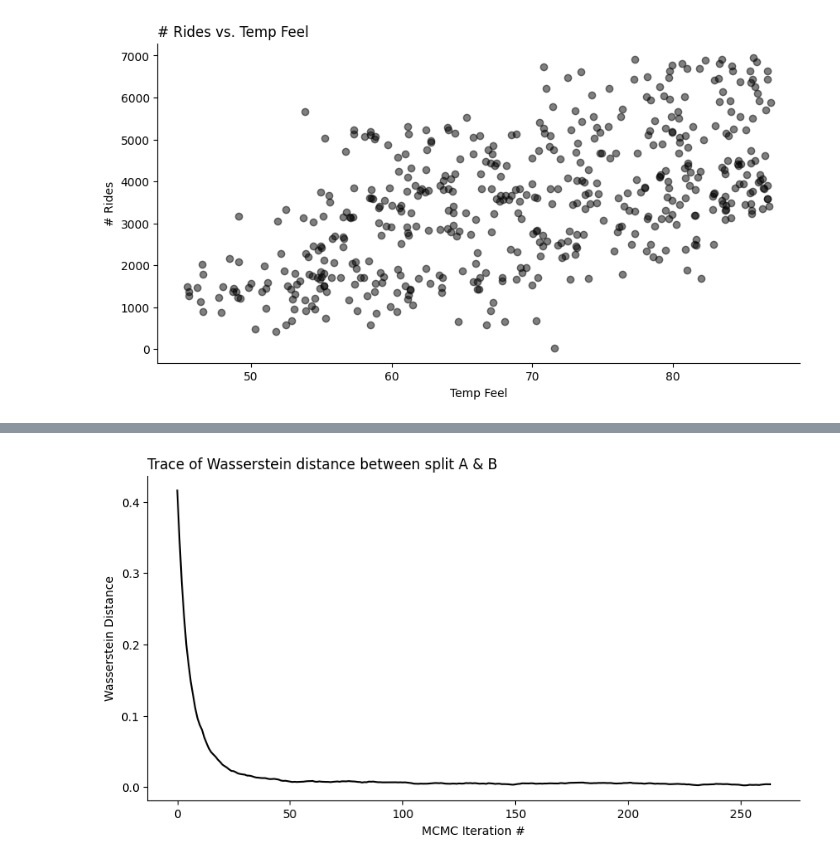
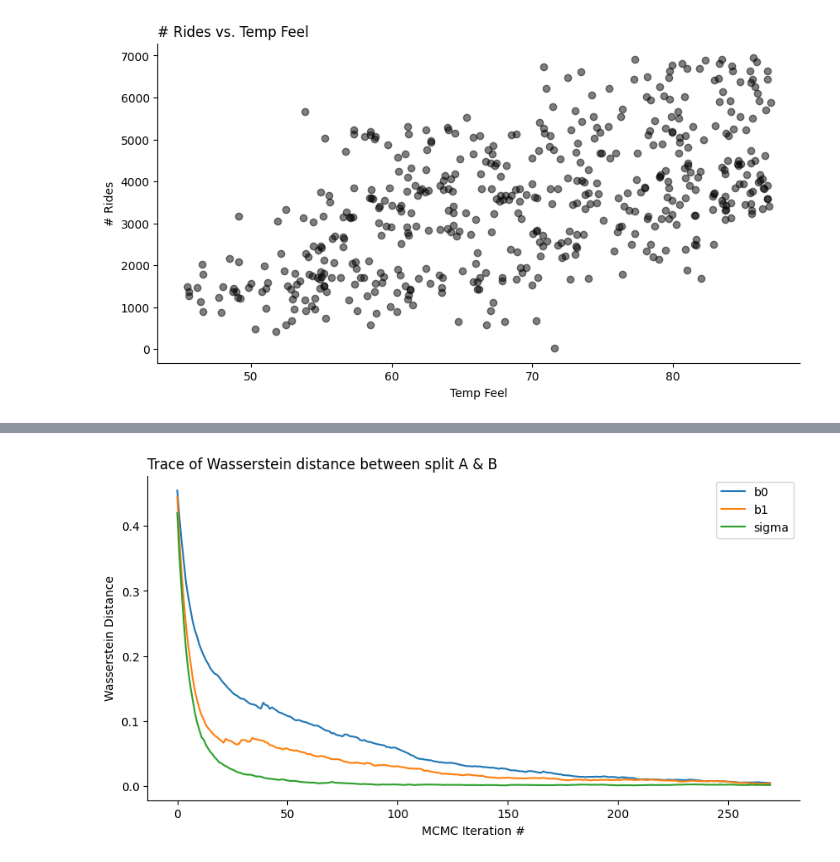
Before and after one commit to libertininick/bayesian-stats, a Jupyter notebook: notebooks/mcmc.ipynb, the cells around one changed output, grey strips where cells are left out. Saved outputs shown, nothing was run; the diff lists cells and outputs as text; code cells hidden in the pictures.

```diff
--- a/notebooks/mcmc.ipynb
+++ b/notebooks/mcmc.ipynb
@@ -203,8 +189,10 @@ ax.spines[['right', 'top']].set_visible(False);
 # %%
 _, ax = plt.subplots(figsize=(10,5))
-ax.plot(result.get_wasserstein_distance_trace("candy_rate"), color="black")
+for param in result.parameter_samples.keys():
+    ax.plot(result.wasserstein_distance_traces[param].squeeze(), label=param)
 ax.set_title("Trace of Wasserstein distance between split A & B", loc="left");
 ax.set_xlabel("MCMC Iteration #");
 ax.set_ylabel("Wasserstein Distance");
 ax.spines[['right', 'top']].set_visible(False);
+ax.legend();
 # %% [output]
@@ -285,7 +248,7 @@ ax.set_ylabel("# Rides");
 # %% [output]
 [figure]
 # %%
-def prior_fun(
+def prior_func(
     mean_b0: float, std_b0: float, b0: Tensor,
     mean_b1: float, std_b1: float, b1: Tensor,
     rate_sigma: float, sigma: Tensor,
@@ -293,43 +256,47 @@ def prior_fun(
     b0_log_prob = dist.Normal(mean_b0, std_b0).log_prob(b0)
     b1_log_prob = dist.Normal(mean_b1, std_b1).log_prob(b1)
     sigma_log_prob = dist.Exponential(rate=rate_sigma).log_prob(sigma)
-    return b0_log_prob + b1_log_prob + sigma_log_prob
+    return (b0_log_prob + b1_log_prob + sigma_log_prob).squeeze()
 
-def likelihood_fun(b0: Tensor, b1: Tensor, sigma: Tensor, temp: Tensor, rides: Tensor) -> Tensor:
+def likelihood_func(b0: Tensor, b1: Tensor, sigma: Tensor, temp: Tensor, rides: Tensor) -> Tensor:
     # Check number of parameter samples
     assert (num_samples := len(b0)) == len(b1) == len(sigma)
     # Check number of data observations
     assert (num_obs := len(temp)) == len(rides)
 
     # Model, shape=(num_samples, num_obs)
-    model = dist.Normal(b0[:, None] + b1[:, None] * temp[None, :], sigma[:, None])
+    model = dist.Normal(b0 + b1 * temp[None, :], sigma)
 
     # Likelihood for each parameter set (agregated across iid observations)
     like = model.log_prob(rides[None, :]).sum(-1)
 
     return like
 
-result = run_mcmc(
-    parameter_bounds=dict(
+parameter_samples = ParameterSamples.random_initialization(
+    bounds=dict(
         b0=(-5_000., 10_000.),
         b1=(-50., 300.),
         sigma=(1e-6, 10_000.)
     ),
-    prior_fun=partial(
-        prior_fun,
+    shapes=dict(b0=(1,), b1=(1,), sigma=(1,)),
+    num_samples=2**13,
+)
+
+result = run_mcmc(
+    parameter_samples,
+    prior_func=partial(
+        prior_func,
         mean_b0=-2_000,
         std_b0=1_000,
         mean_b1=100,
         std_b1=40,
         rate_sigma=0.0008,
     ),
-    likelihood_fun=partial(
-        likelihood_fun,
+    likelihood_func=partial(
+        likelihood_func,
         temp=torch.from_numpy(data.temp_feel.values).to(torch.float32),
         rides=torch.from_numpy(data.rides.values).to(torch.float32),
     ),
-    num_samples=2**13,
-    max_iter=1_000,
     verbose=True,
 )
 
@@ -342,0 +310,9 @@ result.get_posterior_summary()
+# %%
+_, ax = plt.subplots(figsize=(10,5))
+for param in result.parameter_samples.keys():
+    ax.plot(result.correlation_traces[param].squeeze(), label=param)
+ax.set_title("Correlation of samples with intialization", loc="left");
+ax.set_xlabel("MCMC Iteration #");
+ax.set_ylabel("Correlation");
+ax.spines[['right', 'top']].set_visible(False);
+ax.legend();
@@ -343,9 +321,11 @@ result.get_posterior_summary()
 # %%
 _, ax = plt.subplots(figsize=(10,5))
-ax.plot(result.get_wasserstein_distance_trace("sigma"), color="black")
+for param in result.parameter_samples.keys():
+    ax.plot(result.wasserstein_distance_traces[param].squeeze(), label=param)
 ax.set_title("Trace of Wasserstein distance between split A & B", loc="left");
 ax.set_xlabel("MCMC Iteration #");
 ax.set_ylabel("Wasserstein Distance");
 ax.spines[['right', 'top']].set_visible(False);
+ax.legend();
 # %% [output]
-[figure, old version]
+[figure, new version]
```
Also changed, not shown: parts of 17 cells of this notebook, 1 other file.
